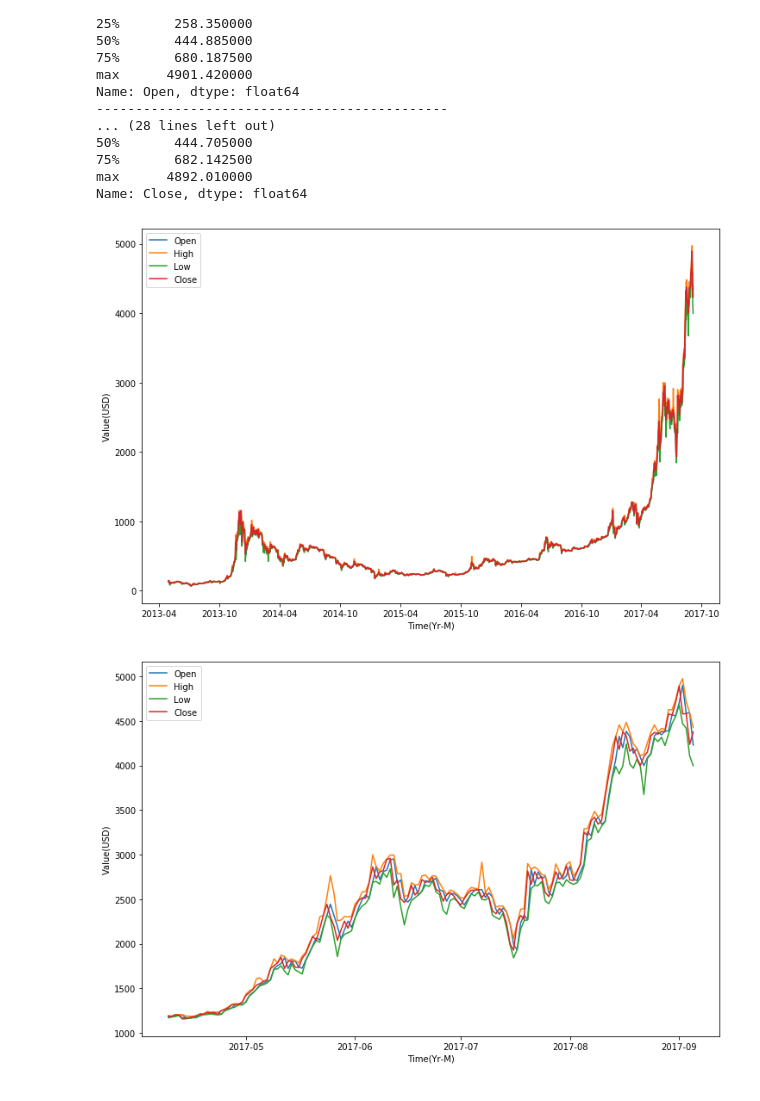
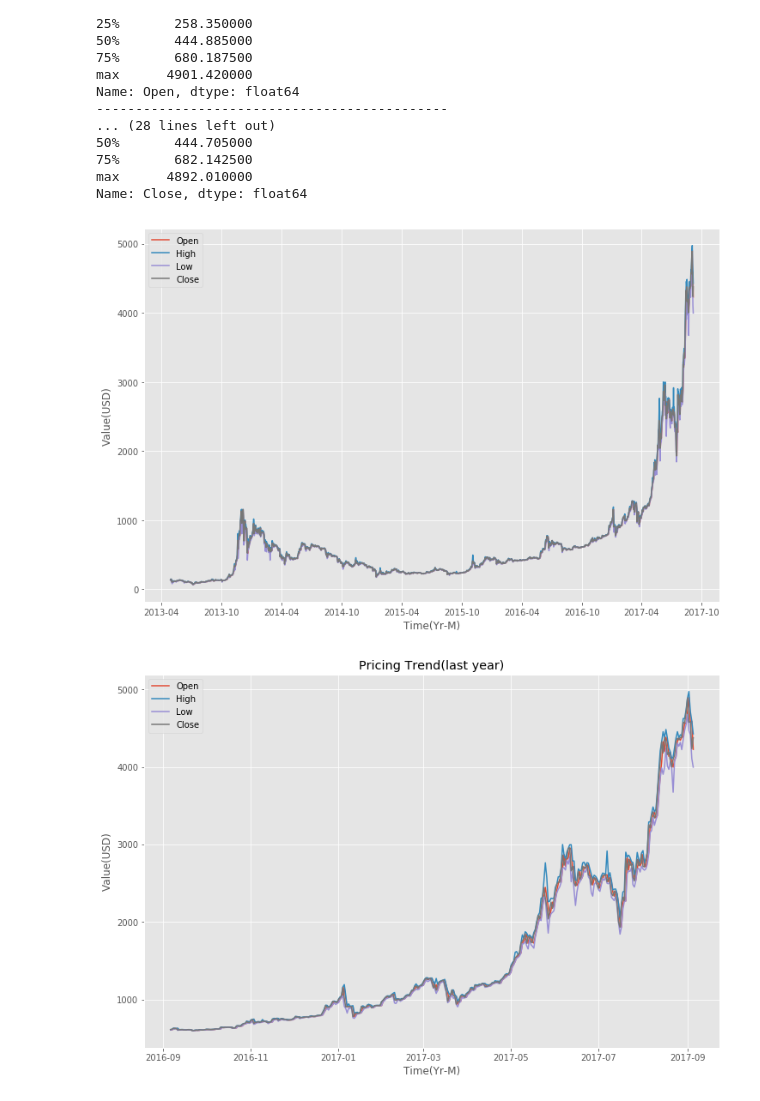
Before and after one commit to ninoxcello/mscs710-project, a Jupyter notebook: waterfall_checkpoint/demo/Demo.ipynb, the cells around one changed output. Cells and saved outputs as stored; diff of their text form; code cells hidden in the pictures.

```diff
--- a/waterfall_checkpoint/demo/Demo.ipynb
+++ b/waterfall_checkpoint/demo/Demo.ipynb
@@ -19,9 +26,9 @@ import matplotlib.dates as mdates
 import seaborn as sns
 import warnings
 from matplotlib import style
-
+from matplotlib.finance import candlestick_ohlc
 warnings.filterwarnings("ignore")
-# style.use('ggplot')
+style.use('ggplot')
 
 %matplotlib inline
 plt.rcParams['figure.figsize'] = (12.0, 8.0)
@@ -140,17 +147,18 @@ plt.ylabel('Value(USD)')
 plt.legend()
 plt.show()
 # %% [output]
-[figure, old version]
+[figure, new version]
 # %%
 # Lets looks at the more recent data
-n_days = 150 # number of recent days
+n_days = 365 # number of recent days
 
 for feature in btc_ohlc:
     plt.plot(bitcoin_price[feature].iloc[:n_days], label=feature)
 
+plt.title('Pricing Trend(last year)')
 plt.xlabel('Time(Yr-M)')
 plt.ylabel('Value(USD)')
 plt.legend()
 plt.show()
 # %% [output]
-[figure, old version]
+[figure, new version]
```
Also changed, not shown: parts of 2 cells of this notebook, 2 other files.
